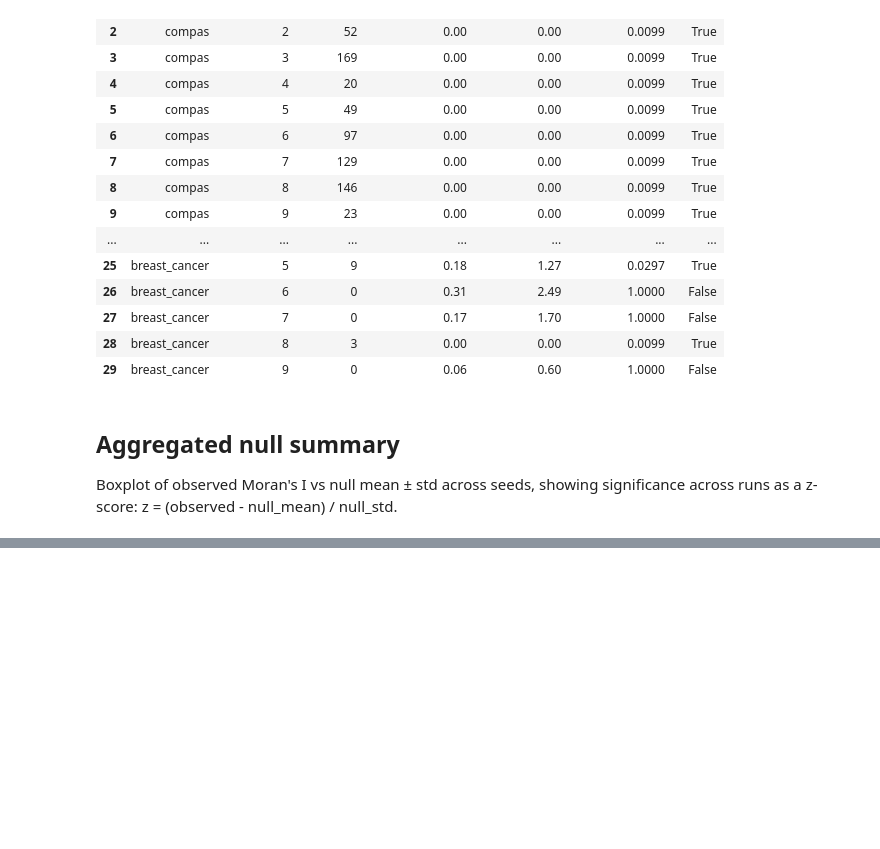
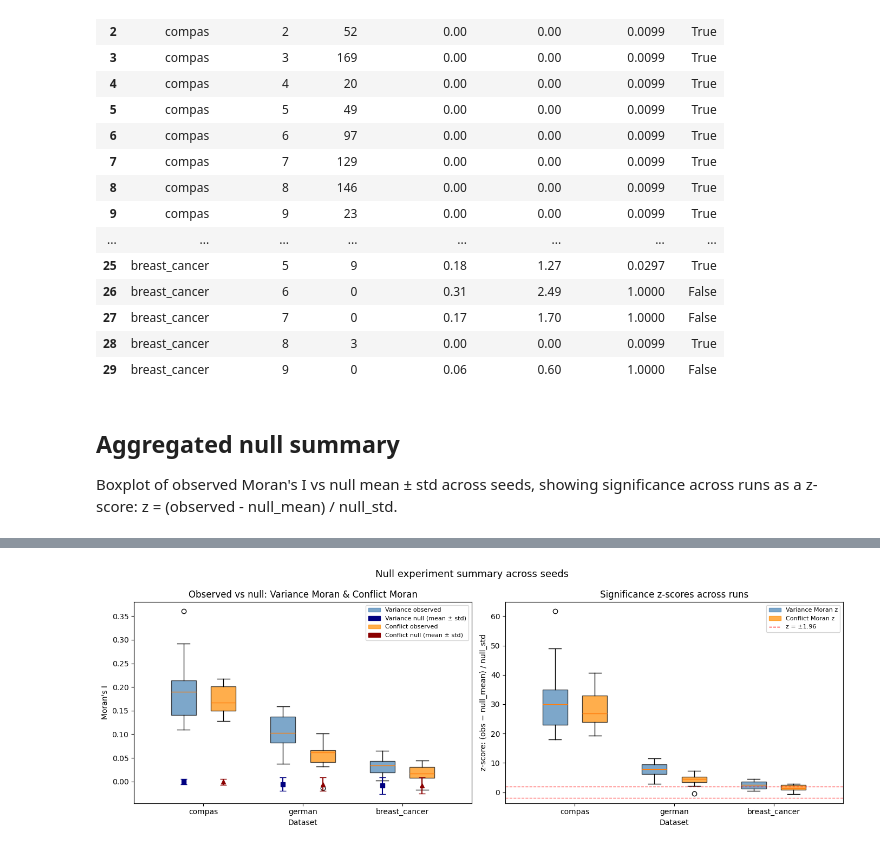
Before and after one commit to DejvisT/spatial-rashomon-multiplicity, a Jupyter notebook: notebooks/02_null_experiment.ipynb, the cells around one changed output, grey strips where cells are left out. Cells and saved outputs as stored; diff of their text form; code cells hidden in the pictures; blank space fills up the shorter version.

Commit message:
Adding conflict Moran to summary in 02_null_experiment boxplot

```diff
--- a/notebooks/02_null_experiment.ipynb
+++ b/notebooks/02_null_experiment.ipynb
@@ -446,0 +375,83 @@ plt.show()
+# %%
+import matplotlib.patches as mpatches
+
+datasets_in_results = run_results["dataset"].unique()
+n_ds = len(datasets_in_results)
+x_base = np.arange(n_ds)
+box_labels = list(datasets_in_results)
+
+fig, axes = plt.subplots(1, 2, figsize=(14, 5), sharey=False)
+
+# ── Left panel: BOTH Variance Moran and Conflict Moran (observed vs null) ──
+pos_var = x_base - 0.2
+pos_conf = x_base + 0.2
+
+box_var = [run_results[run_results["dataset"] == ds]["obs_moran_I"].values for ds in datasets_in_results]
+box_conf = [run_results[run_results["dataset"] == ds]["obs_conflict_moran_I"].values for ds in datasets_in_results]
+null_var_mean = [run_results[run_results["dataset"] == ds]["null_moran_mean"].mean() for ds in datasets_in_results]
+null_var_std = [run_results[run_results["dataset"] == ds]["null_moran_std"].mean() for ds in datasets_in_results]
+null_conf_mean = [run_results[run_results["dataset"] == ds]["null_conflict_moran_mean"].mean() for ds in datasets_in_results]
+null_conf_std = [run_results[run_results["dataset"] == ds]["null_conflict_moran_std"].mean() for ds in datasets_in_results]
+
+bp_var = axes[0].boxplot(box_var, tick_labels=box_labels, patch_artist=True, widths=0.25, positions=pos_var)
+for patch in bp_var["boxes"]:
+    patch.set_facecolor("steelblue")
+    patch.set_alpha(0.7)
+axes[0].errorbar(pos_var, null_var_mean, yerr=null_var_std, fmt="s", color="navy", capsize=4, markersize=6, label="Variance null")
+
+bp_conf = axes[0].boxplot(box_conf, tick_labels=box_labels, patch_artist=True, widths=0.25, positions=pos_conf)
+for patch in bp_conf["boxes"]:
+    patch.set_facecolor("darkorange")
+    patch.set_alpha(0.7)
+axes[0].errorbar(pos_conf, null_conf_mean, yerr=null_conf_std, fmt="^", color="darkred", capsize=4, markersize=6, label="Conflict null")
+
+axes[0].set_xticks(x_base)
+axes[0].set_xticklabels(box_labels)
+axes[0].set_ylabel("Moran's I")
+axes[0].set_xlabel("Dataset")
+axes[0].set_title("Observed vs null: Variance Moran & Conflict Moran")
+axes[0].legend(handles=[
+    mpatches.Patch(color="steelblue", alpha=0.7, label="Variance observed"),
+    mpatches.Patch(color="navy", alpha=1, label="Variance null (mean ± std)"),
+    mpatches.Patch(color="darkorange", alpha=0.7, label="Conflict observed"),
+    mpatches.Patch(color="darkred", alpha=1, label="Conflict null (mean ± std)"),
+], fontsize=8)
+
+# ── Right panel: Z-scores for both variance Moran and conflict Moran ──
+z_data_var = []
+z_data_conflict = []
+for ds in datasets_in_results:
+    sub = run_results[run_results["dataset"] == ds]
+    z_var = (sub["obs_moran_I"] - sub["null_moran_mean"]) / sub["null_moran_std"].replace(0, float("nan"))
+    z_data_var.append(z_var.dropna().values)
+    z_conf = (sub["obs_conflict_moran_I"] - sub["null_conflict_moran_mean"]) / sub["null_conflict_moran_std"].replace(0, float("nan"))
+    z_data_conflict.append(z_conf.dropna().values)
+
+bp_zv = axes[1].boxplot(z_data_var, tick_labels=box_labels, patch_artist=True, widths=0.25, positions=pos_var)
+for patch in bp_zv["boxes"]:
+    patch.set_facecolor("steelblue")
+    patch.set_alpha(0.7)
+bp_zc = axes[1].boxplot(z_data_conflict, tick_labels=box_labels, patch_artist=True, widths=0.25, positions=pos_conf)
+for patch in bp_zc["boxes"]:
+    patch.set_facecolor("darkorange")
+    patch.set_alpha(0.7)
+
+axes[1].axhline(1.96, ls="--", color="red", lw=1, alpha=0.6)
+axes[1].axhline(-1.96, ls="--", color="red", lw=1, alpha=0.6)
+axes[1].set_xticks(x_base)
+axes[1].set_xticklabels(box_labels)
+axes[1].set_ylabel("z-score: (obs − null_mean) / null_std")
+axes[1].set_xlabel("Dataset")
+axes[1].set_title("Significance z-scores across runs")
+axes[1].legend(handles=[
+    mpatches.Patch(color="steelblue", alpha=0.7, label="Variance Moran z"),
+    mpatches.Patch(color="darkorange", alpha=0.7, label="Conflict Moran z"),
+    plt.Line2D([0], [0], color="red", ls="--", lw=1, label="z = ±1.96"),
+], fontsize=8)
+
+fig.suptitle("Null experiment summary across seeds", fontsize=13)
+fig.tight_layout()
+fig.savefig(FIG_DIR / "null_summary_across_seeds.pdf", bbox_inches="tight")
+plt.show()
+# %% [output]
+[figure, added]
```
Also changed, not shown: parts of 1 cell of this notebook.
